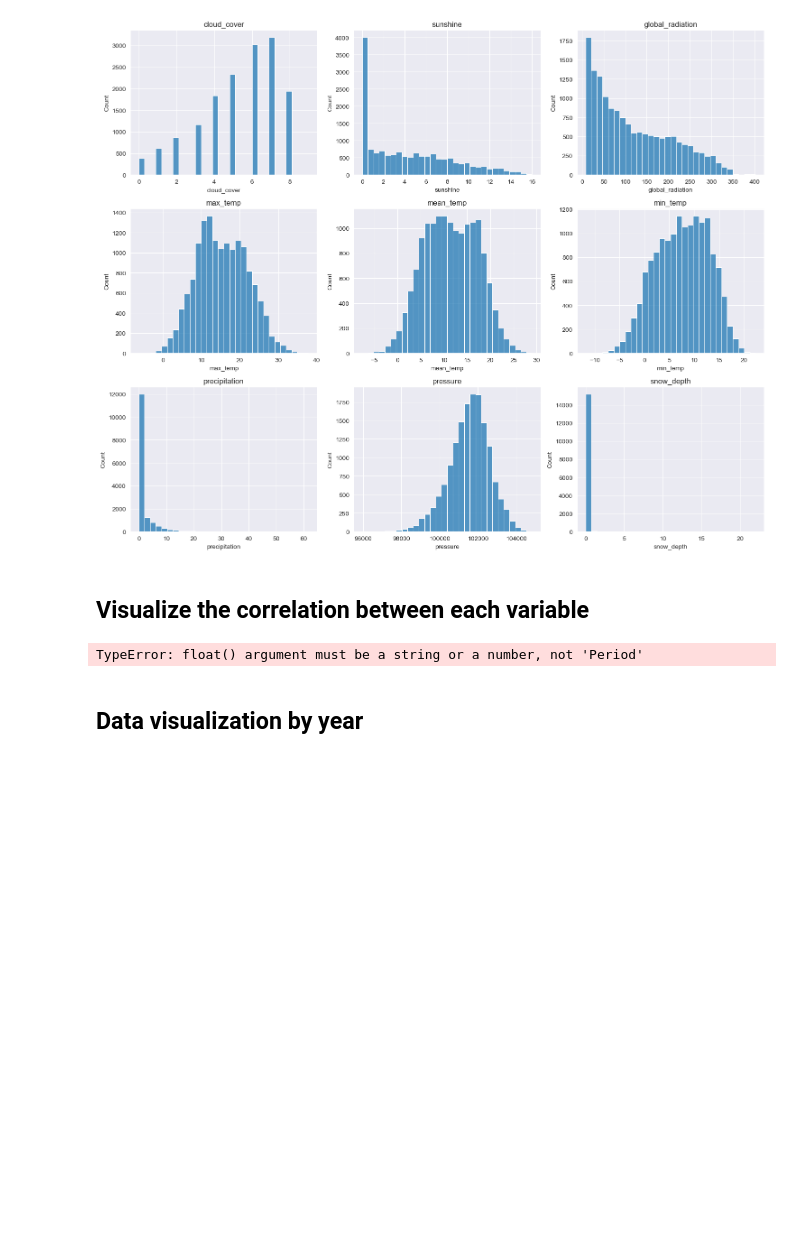
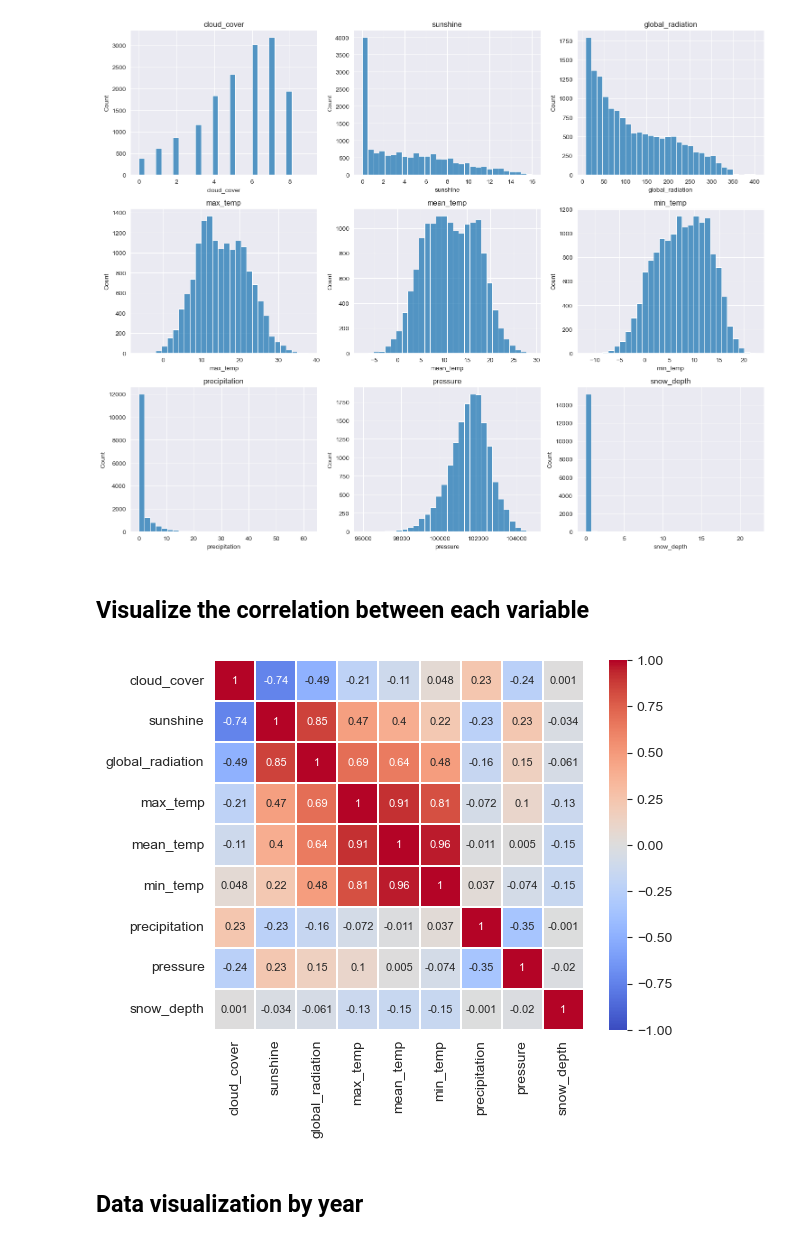
Before and after one commit to xiaoma052023/FinalProject, a Jupyter notebook: Code/DataVisualization.ipynb, the cells around one changed output. Drawn from its saved outputs; the diff is of its cells as text; code cells hidden in the pictures; blank space fills up the shorter version.

```diff
--- a/Code/DataVisualization.ipynb
+++ b/Code/DataVisualization.ipynb
@@ -72,15 +72,19 @@ plt.show()
 ## Visualize the correlation between each variable
 # %%
 import seaborn as sns
+import matplotlib.pyplot as plt
 
-correlation=data.drop(columns=['year','month']).corr().round(3)
+# 将数据转换为数值类型
+data_numeric = data.drop(columns=['year','month','date','week']).apply(pd.to_numeric, errors='coerce')
+
+correlation = data_numeric.corr().round(3)
 sns.heatmap(correlation, linewidths=0.2, vmax=1, vmin=-1, linecolor='w',
-            annot=True,square=True, cmap='coolwarm',annot_kws={"size": 8})
+            annot=True, square=True, cmap='coolwarm', annot_kws={"size": 8})
 plt.xticks(fontsize=10)
 plt.yticks(fontsize=10)
 plt.show()
 # %% [output]
-TypeError: float() argument must be a string or a number, not 'Period'
+[figure, added]
 # %% [markdown]
 ## Data visualization by year
 # %%
```
Also changed, not shown: 18 other files.
